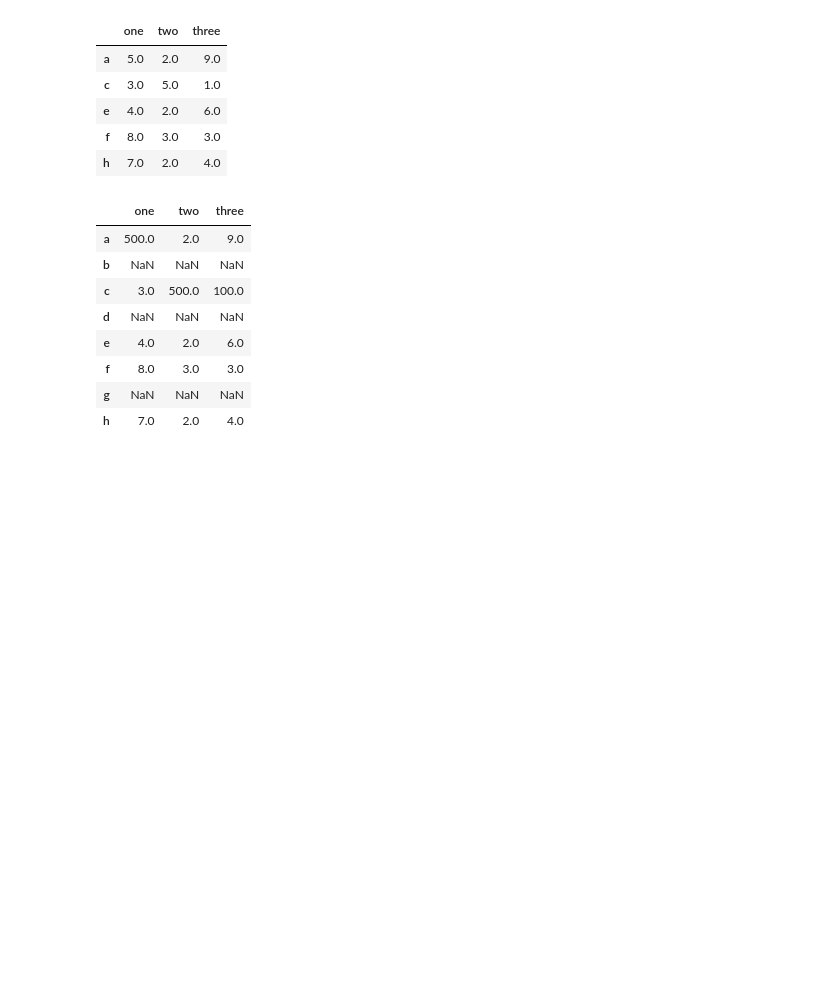
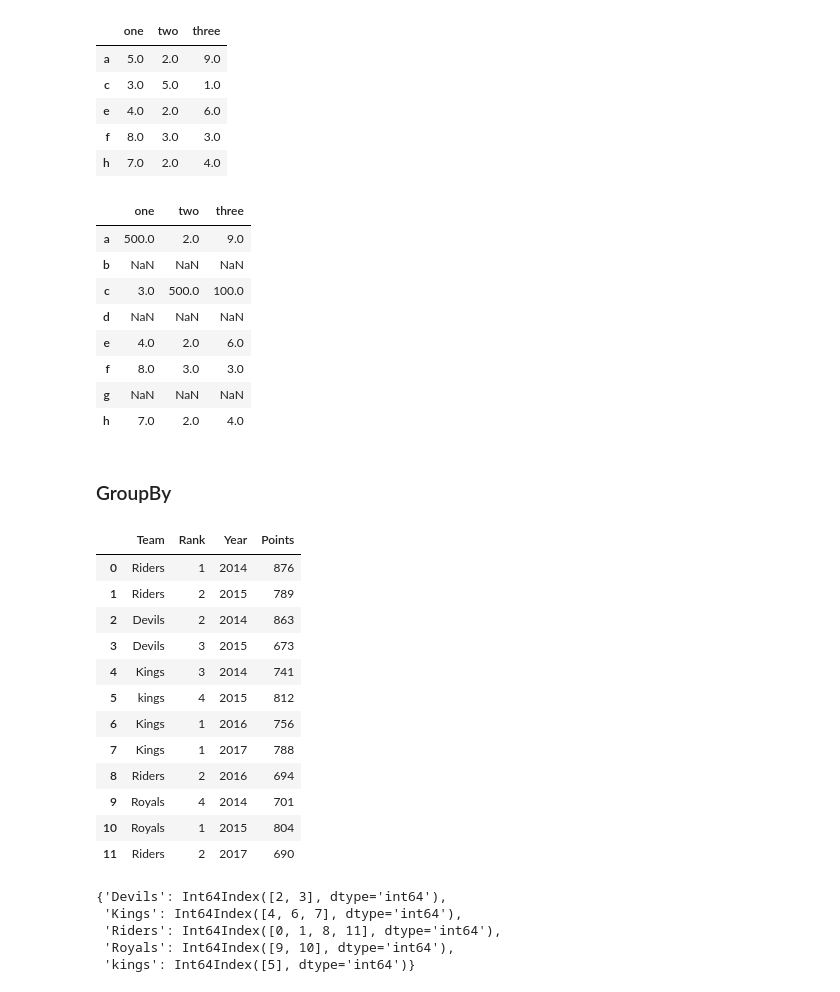
Before and after one commit to mga321/tutorialspoint_notebooks, a Jupyter notebook: pandas.ipynb, the cells around one changed output. Drawn from its saved outputs; the diff is of its cells as text; code cells hidden in the pictures; blank space fills up the shorter version.

Commit message:
Group by

```diff
--- a/pandas.ipynb
+++ b/pandas.ipynb
@@ -1524,3 +1524,40 @@ df.replace({5:500, 1:100})
 | f | 8.0 | 3.0 | 3.0 |
 | g | NaN | NaN | NaN |
 | h | 7.0 | 2.0 | 4.0 |
+# %% [markdown]
+### GroupBy
+# %%
+# Create a DataFrame for this section
+ipl_data = {'Team': ['Riders', 'Riders', 'Devils', 'Devils', 'Kings',
+                     'kings', 'Kings', 'Kings', 'Riders', 'Royals', 'Royals', 'Riders'],
+            'Rank': [1, 2, 2, 3, 3,4 ,1 ,1,2 , 4,1,2],
+            'Year': [2014,2015,2014,2015,2014,2015,2016,2017,2016,2014,2015,2017],
+            'Points':[876,789,863,673,741,812,756,788,694,701,804,690]}
+df = pd.DataFrame(ipl_data)
+df
+# %% [output]
+|  | Team | Rank | Year | Points |
+| 0 | Riders | 1 | 2014 | 876 |
+| 1 | Riders | 2 | 2015 | 789 |
+| 2 | Devils | 2 | 2014 | 863 |
+| 3 | Devils | 3 | 2015 | 673 |
+| 4 | Kings | 3 | 2014 | 741 |
+| 5 | kings | 4 | 2015 | 812 |
+| 6 | Kings | 1 | 2016 | 756 |
+| 7 | Kings | 1 | 2017 | 788 |
+| 8 | Riders | 2 | 2016 | 694 |
+| 9 | Royals | 4 | 2014 | 701 |
+| 10 | Royals | 1 | 2015 | 804 |
+| 11 | Riders | 2 | 2017 | 690 |
+# %%
+# Example 1: Group by column
+df.groupby('Team')
+
+# View the groups you've made
+df.groupby('Team').groups
+# %% [output]
+{'Devils': Int64Index([2, 3], dtype='int64'),
+ 'Kings': Int64Index([4, 6, 7], dtype='int64'),
+ 'Riders': Int64Index([0, 1, 8, 11], dtype='int64'),
+ 'Royals': Int64Index([9, 10], dtype='int64'),
+ 'kings': Int64Index([5], dtype='int64')}
```
Also changed, not shown: parts of 6 cells of this notebook.
